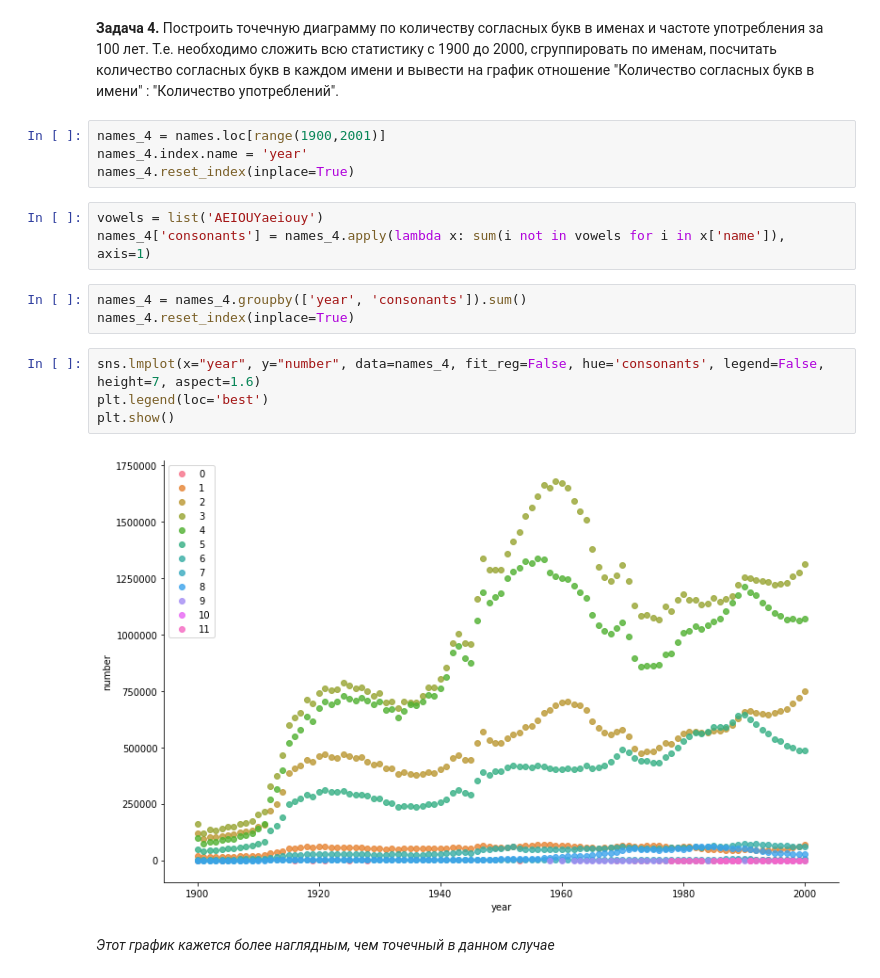
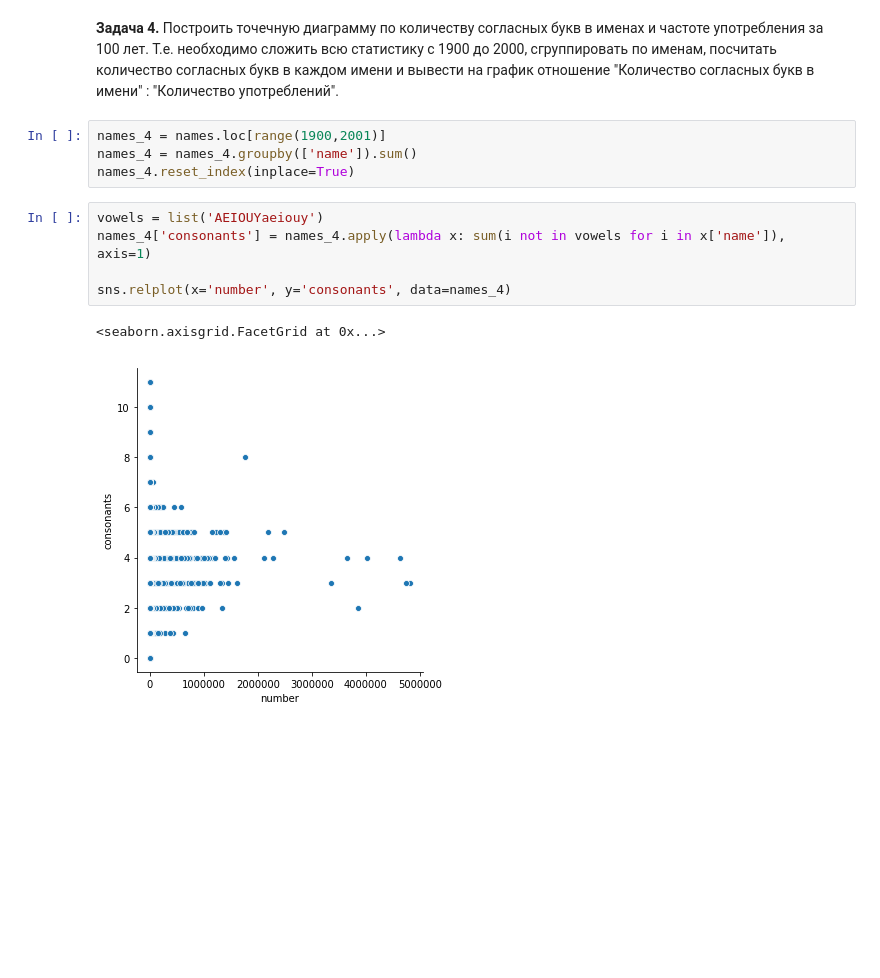
Before and after one commit to Liulang107/Data_science_2_08.07, a Jupyter notebook: year_of_birth_in_charts.ipynb, the cells around one changed output. Saved outputs shown, nothing was run; the diff lists cells and outputs as text; blank space fills up the shorter version.

```diff
--- a/year_of_birth_in_charts.ipynb
+++ b/year_of_birth_in_charts.ipynb
@@ -98,19 +96,13 @@ names_3.plot(kind='pie', y='number', startangle=30, autopct='%d', figsize=(6, 6)
 **Задача 4.** Построить точечную диаграмму по количеству согласных букв в именах и частоте употребления за 100 лет. Т.е. необходимо сложить всю статистику с 1900 до 2000, сгруппировать по именам, посчитать количество согласных букв в каждом имени и вывести на график отношение "Количество согласных букв в имени" : "Количество употреблений".
 # %%
 names_4 = names.loc[range(1900,2001)]
-names_4.index.name = 'year'
+names_4 = names_4.groupby(['name']).sum()
 names_4.reset_index(inplace=True)
 # %%
 vowels = list('AEIOUYaeiouy')
 names_4['consonants'] = names_4.apply(lambda x: sum(i not in vowels for i in x['name']), axis=1)
+
+sns.relplot(x='number', y='consonants', data=names_4)
+# %% [output]
+<seaborn.axisgrid.FacetGrid at 0x...>
+[figure, added]
-# %%
-names_4 = names_4.groupby(['year', 'consonants']).sum()
-names_4.reset_index(inplace=True)
-# %%
-sns.lmplot(x="year", y="number", data=names_4, fit_reg=False, hue='consonants', legend=False, height=7, aspect=1.6)
-plt.legend(loc='best')
-plt.show()
-# %% [output]
-[figure, removed]
-# %% [markdown]
-*Этот график кажется более наглядным, чем точечный в данном случае*
```
Also changed, not shown: parts of 3 cells of this notebook.
